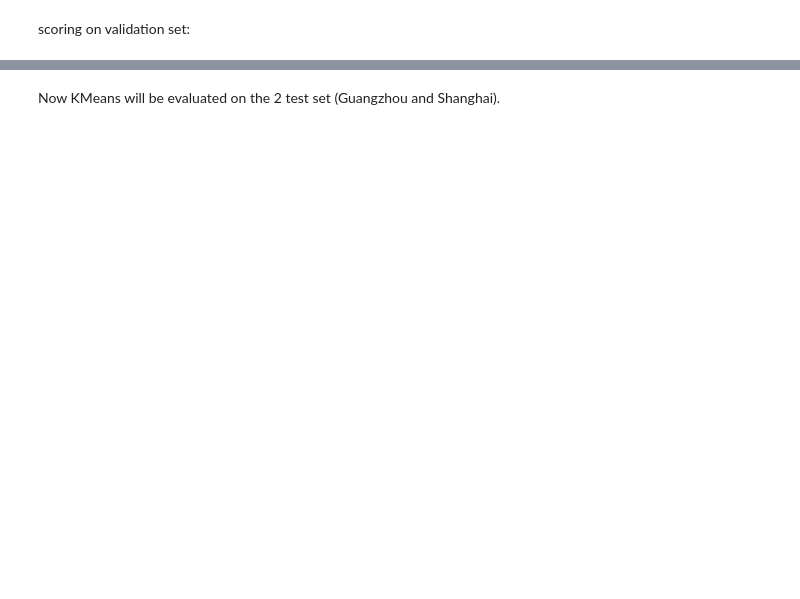
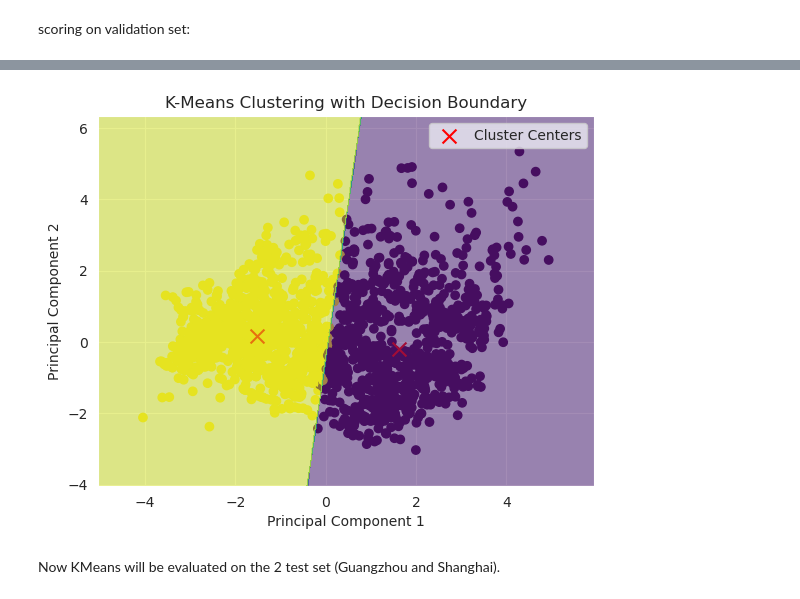
Before and after one commit to lucamodica/design-of-ai-systems--chalmers, a Jupyter notebook: assignments/3-ai-tools/3-ai-tools.ipynb, the cells around one changed output, grey strips where cells are left out. Cells and saved outputs as stored; diff of their text form; code cells hidden in the pictures; blank space fills up the shorter version.

```diff
--- a/assignments/3-ai-tools/3-ai-tools.ipynb
+++ b/assignments/3-ai-tools/3-ai-tools.ipynb
@@ -446,14 +482,13 @@ X.head()
 | 4 | 4 | -24.0 | 30.0 | 1034.0 | -10.0 | 59.00 | 0.0 | 1 | 0 | 0 |
 # %%
 from sklearn.metrics import classification_report
+from imblearn.combine import SMOTEENN
 
-X_train, X_test, y_train, y_test = train_test_split(X, y, test_size=0.2, random_state=42)
+sm = SMOTEENN(random_state=42)
+X_sm, y_sm = sm.fit_resample(X, y)
 
-# pipeline = clone(pipe)
-# pipeline.set_params(kmeans__n_centers=2,
-#                     kmeans__init_centroids='kmeans++', kmeans__random_seed=42)
-# X_train_scaled = pipeline.fit_transform(X_train)
-# kmeans = pipeline.named_steps['kmeans']
+X_train, X_test, y_train, y_test = train_test_split(
+    X_sm, y_sm, test_size=0.2, random_state=42)
 
 scaler = StandardScaler()
 X_train_scaled = scaler.fit_transform(X_train)
@@ -515,3 +553,41 @@ NMI score: 0.0028264788660817075
+# %%
+from sklearn.decomposition import PCA
+
+kmeans = KMeans(n_centers=2, random_seed=42)
+kmeans.fit(X_train_scaled)
+
+# Perform PCA for dimensionality reduction
+pca = PCA(n_components=2)
+X_pca = pca.fit_transform(X_train_scaled)
+labels = kmeans.labels_
+
+# Plot the data points with color-coded cluster labels
+plt.scatter(X_pca[:, 0], X_pca[:, 1], c=labels, cmap='viridis')
+
+# Plot the cluster centers
+cluster_centers_pca = pca.transform(kmeans.centroids_)
+plt.scatter(cluster_centers_pca[:, 0], cluster_centers_pca[:, 1],
+            marker='x', color='red', s=100, label='Cluster Centers')
+
+# Plot the decision boundary
+h = 0.02  # step size of the meshgrid
+x_min, x_max = X_pca[:, 0].min() - 1, X_pca[:, 0].max() + 1
+y_min, y_max = X_pca[:, 1].min() - 1, X_pca[:, 1].max() + 1
+xx, yy = np.meshgrid(np.arange(x_min, x_max, h), np.arange(y_min, y_max, h))
+Z = kmeans.predict(pca.inverse_transform(np.c_[xx.ravel(), yy.ravel()]))
+Z = Z.reshape(xx.shape)
+plt.contourf(xx, yy, Z, alpha=0.5, cmap='viridis')
+
+# Add labels and title
+plt.xlabel('Principal Component 1')
+plt.ylabel('Principal Component 2')
+plt.title('K-Means Clustering with Decision Boundary')
+
+# Display the plot
+plt.legend()
+plt.show()
+# %% [output]
+[figure, added]
 # %% [markdown]
 Now KMeans will be evaluated on the 2 test set (Guangzhou and Shanghai).
 # %%
```
Also changed, not shown: parts of 16 cells of this notebook.
